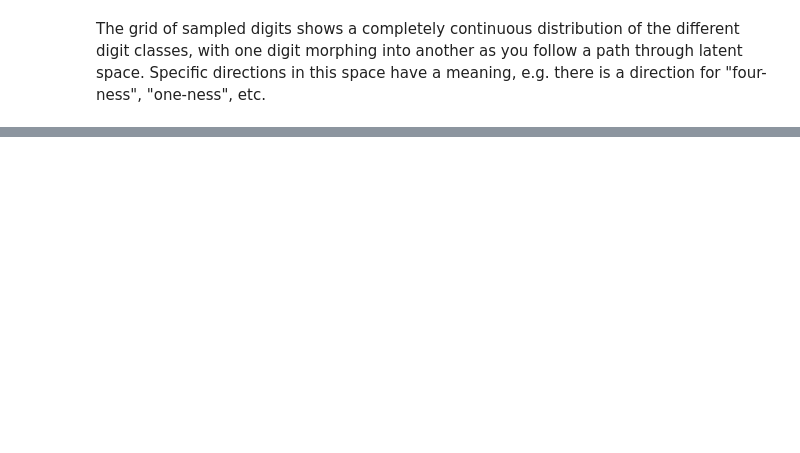
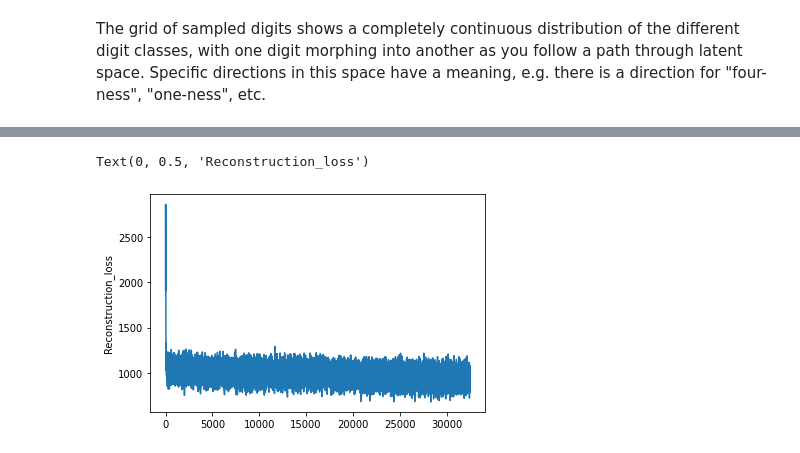
Before and after one commit to Han-0904/701_project, a Jupyter notebook: 8_4_generating_images_with_vaes_faults.ipynb, the cells around one changed output, grey strips where cells are left out. Saved outputs shown, nothing was run; the diff lists cells and outputs as text; code cells hidden in the pictures; blank space fills up the shorter version.

```diff
--- a/8_4_generating_images_with_vaes_faults.ipynb
+++ b/8_4_generating_images_with_vaes_faults.ipynb
@@ -384,3 +404,6 @@ plt.ylabel("KL_loss")
 # %%
-plt.plot(np.arange(0,len(reconstruction_total)),reconstruction_total/np.max(reconstruction_total))
+plt.plot(np.arange(0,len(reconstruction_total)),reconstruction_total)
 plt.ylabel("Reconstruction_loss")
+# %% [output]
+Text(0, 0.5, 'Reconstruction_loss')
+[figure, added]
```
Also changed, not shown: parts of 9 cells of this notebook.
